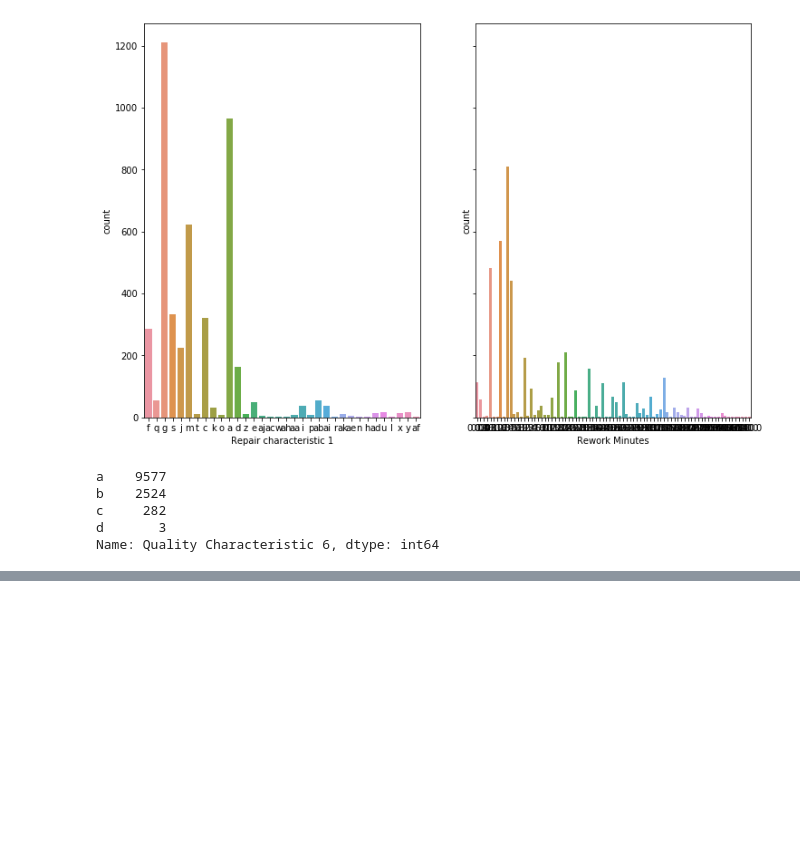
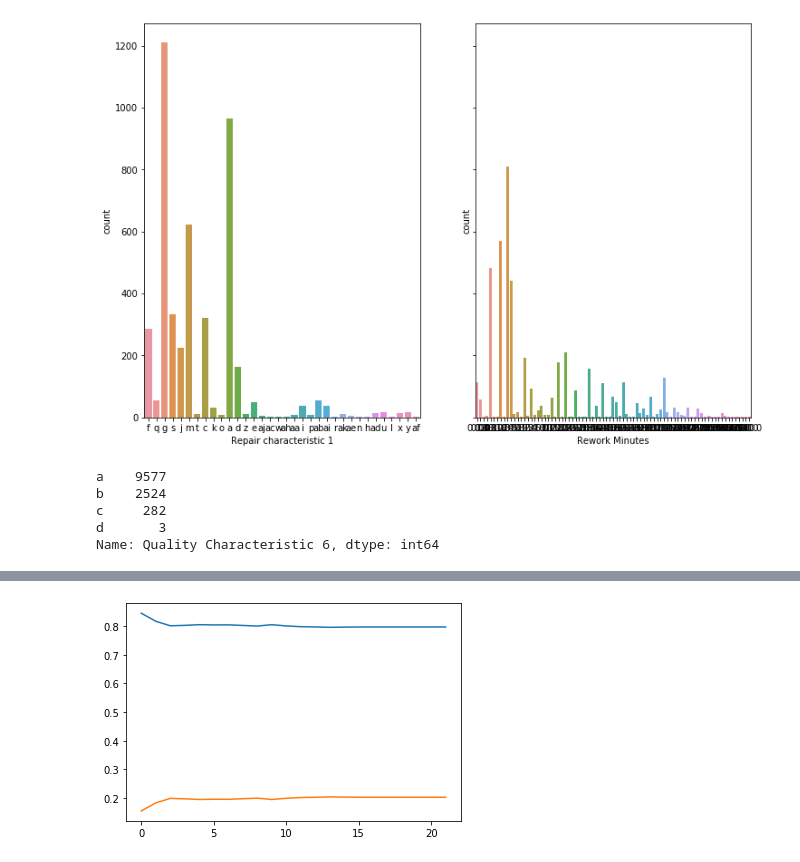
Before and after one commit to jetsaltydog/MINI_project, a Jupyter notebook: mini_data3.ipynb, the cells around one changed output, grey strips where cells are left out. Cells and saved outputs as stored; diff of their text form; code cells hidden in the pictures; blank space fills up the shorter version.

```diff
--- a/mini_data3.ipynb
+++ b/mini_data3.ipynb
@@ -304,0 +436,7 @@ high_ordered_time["Rework Minutes"].mean()
+# %%
+numero_list = []
+numero = 0
+for i in range(23):
+    numero = new_quality.head(i*821)
+    prob = numero['Quality rating'].value_counts('1')
+    numero_list.append(prob)
@@ -304,0 +463,17 @@ high_ordered_time["Rework Minutes"].mean()
+# %%
+numero_list_1 = []
+numero_list_2 = []
+numero_list_0 = []
+for i in range(1,23,1):
+    unos = numero_list[i][1]
+    numero_list_1.append(unos)
+    dos = numero_list[i][2]
+    numero_list_2.append(dos)
+    #zeros = numero_list[i][0]
+    #numero_list_0.append(zeros)
+# %%
+QR1=plt.plot(numero_list_1, label="QR1")
+QR2=plt.plot(numero_list_2, label="QR2")
+#QR0=plt.plot(numero_list_0, label="QR0")
+# %% [output]
+[figure, added]
```
Also changed, not shown: parts of 20 cells of this notebook.
